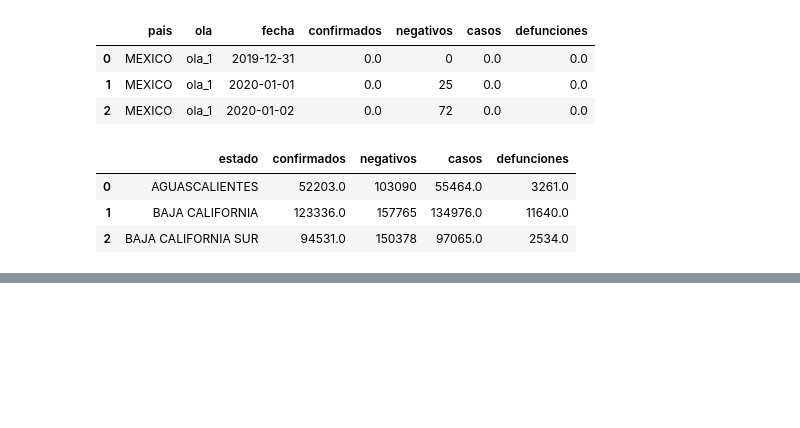
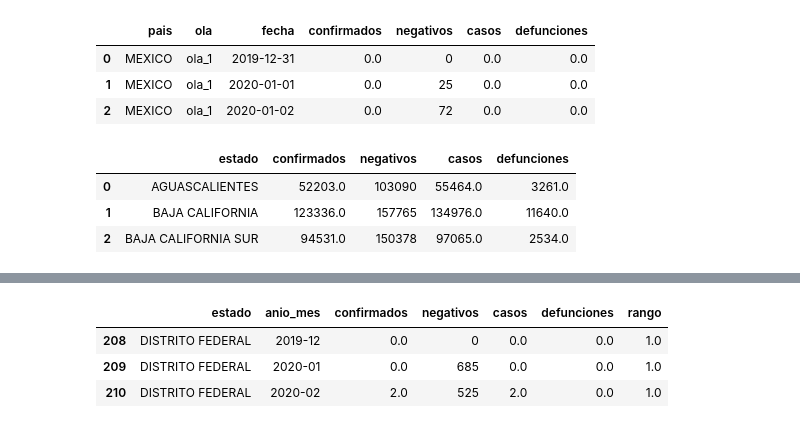
Before and after one commit to famenor/viz_demo, a Jupyter notebook: scripts/02_graficas_parte_01.ipynb, the cells around one changed output, grey strips where cells are left out. Saved outputs shown, nothing was run; the diff lists cells and outputs as text; code cells hidden in the pictures; blank space fills up the shorter version.

```diff
--- a/scripts/02_graficas.ipynb
+++ b/scripts/02_graficas_parte_01.ipynb
@@ -35,3 +38,9 @@ display(casos_ent.head(3))
 | 0 | AGUASCALIENTES | 52203.0 | 103090 | 55464.0 | 3261.0 |
 | 1 | BAJA CALIFORNIA | 123336.0 | 157765 | 134976.0 | 11640.0 |
 | 2 | BAJA CALIFORNIA SUR | 94531.0 | 150378 | 97065.0 | 2534.0 |
+# %%
+casos_mes = casos.groupby(by=['estado', 'anio_mes'], as_index=False).agg({'confirmados': 'sum',
+                                                              'negativos': 'sum',
+                                                              'casos': 'sum',
+                                                              'defunciones': 'sum'})
+display(casos_mes.head(3))
@@ -130,3 +144,23 @@ alt.Chart(subset).mark_bar(opacity=0.4).encode(
 )
 # %% [output]
 [interactive output not drawn]
+# %%
+subset = casos_mes.loc[casos_mes['estado'].isin(['DISTRITO FEDERAL', 'JALISCO', 'MEXICO', 'NUEVO LEON'])].copy()
+
+subset["rango"] = subset.groupby(by=['anio_mes'])['defunciones'].rank("dense", ascending=False)
+display(subset.head(3))
+
+alt.Chart(subset).mark_line(point = True).encode(
+    x = alt.X("anio_mes:O", timeUnit="yearmonth", title="date"),
+    y="rango:O",
+    color=alt.Color("estado:N")
+).properties(
+    title="Bump Chart for Stock Prices",
+    width=700,
+    height=200,
+)
+# %% [output]
+|  | estado | anio_mes | confirmados | negativos | casos | defunciones | rango |
+| 208 | DISTRITO FEDERAL | 2019-12 | 0.0 | 0 | 0.0 | 0.0 | 1.0 |
+| 209 | DISTRITO FEDERAL | 2020-01 | 0.0 | 685 | 0.0 | 0.0 | 1.0 |
+| 210 | DISTRITO FEDERAL | 2020-02 | 2.0 | 525 | 2.0 | 0.0 | 1.0 |
```
Also changed, not shown: parts of 11 cells of this notebook, 1 other file.
